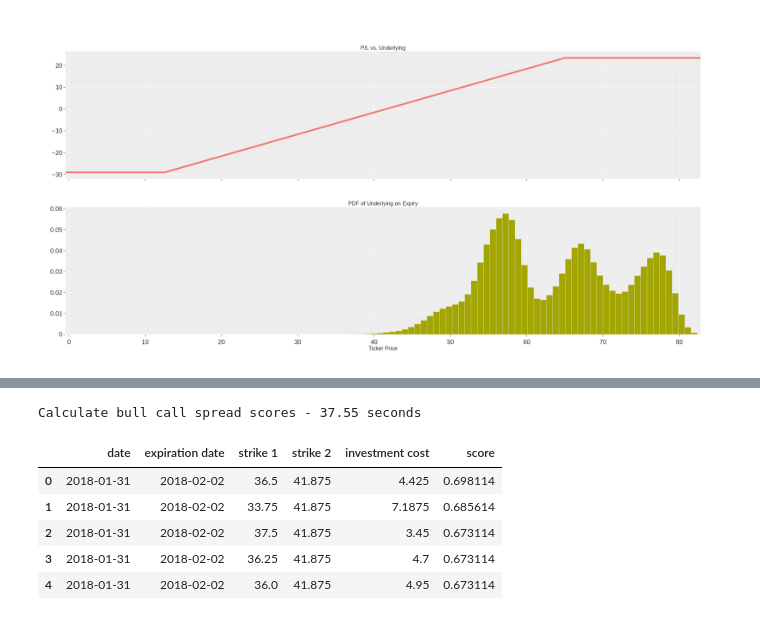
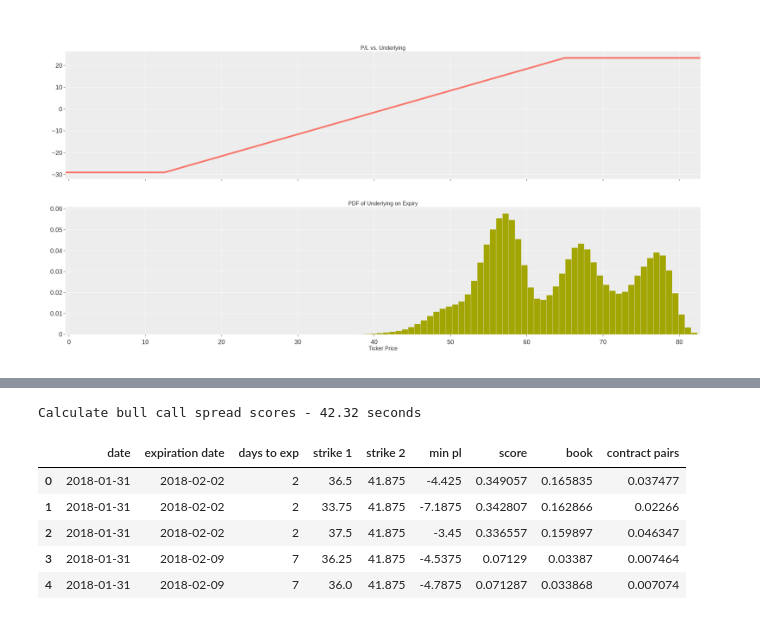
Before and after one commit to jacktan1/Options-Project, a Jupyter notebook: src/P5-0_baseline_model.ipynb, the cells around one changed output, grey strips where cells are left out. Saved outputs shown, nothing was run; the diff lists cells and outputs as text; code cells hidden in the pictures.

```diff
--- a/src/P5-0_baseline_model.ipynb
+++ b/src/P5-0_baseline_model.ipynb
@@ -222,20 +231,21 @@ We also assume that ask / bid size are infinite for all options. Implement ask /
 # %%
 start_time = time.time()
 
-calc_options = BullCallSpread(dates=test_dates)
+option_strat = BullCallSpread(dates=test_dates)
 
-scores_df = calc_options.run(options_df=test_options_df,
-                             pred_pdf_df=my_model.pred_test_pdf)
+option_strat.get_scores(options_df=test_options_df,
+                        pred_pdf_df=my_model.pred_test_pdf)
 
 print(f"Calculate bull call spread scores - {round(time.time() - start_time, 2)} seconds")
 # %% [output]
-Calculate bull call spread scores - 37.55 seconds
+Calculate bull call spread scores - 42.32 seconds
-# %%
-scores_df.head()
-# %% [output]
-|  | date | expiration date | strike 1 | strike 2 | investment cost | score |
-| 0 | 2018-01-31 | 2018-02-02 | 36.5 | 41.875 | 4.425 | 0.698114 |
-| 1 | 2018-01-31 | 2018-02-02 | 33.75 | 41.875 | 7.1875 | 0.685614 |
-| 2 | 2018-01-31 | 2018-02-02 | 37.5 | 41.875 | 3.45 | 0.673114 |
-| 3 | 2018-01-31 | 2018-02-02 | 36.25 | 41.875 | 4.7 | 0.673114 |
-| 4 | 2018-01-31 | 2018-02-02 | 36.0 | 41.875 | 4.95 | 0.673114 |
+# %%
+# Option pairs with risk
+option_strat.risk_scores_df.head()
+# %% [output]
+|  | date | expiration date | days to exp | strike 1 | strike 2 | min pl | score | book | contract pairs |
+| 0 | 2018-01-31 | 2018-02-02 | 2 | 36.5 | 41.875 | -4.425 | 0.349057 | 0.165835 | 0.037477 |
+| 1 | 2018-01-31 | 2018-02-02 | 2 | 33.75 | 41.875 | -7.1875 | 0.342807 | 0.162866 | 0.02266 |
+| 2 | 2018-01-31 | 2018-02-02 | 2 | 37.5 | 41.875 | -3.45 | 0.336557 | 0.159897 | 0.046347 |
+| 3 | 2018-01-31 | 2018-02-09 | 7 | 36.25 | 41.875 | -4.5375 | 0.07129 | 0.03387 | 0.007464 |
+| 4 | 2018-01-31 | 2018-02-09 | 7 | 36.0 | 41.875 | -4.7875 | 0.071287 | 0.033868 | 0.007074 |
```
Also changed, not shown: parts of 15 cells of this notebook, 6 other files.
